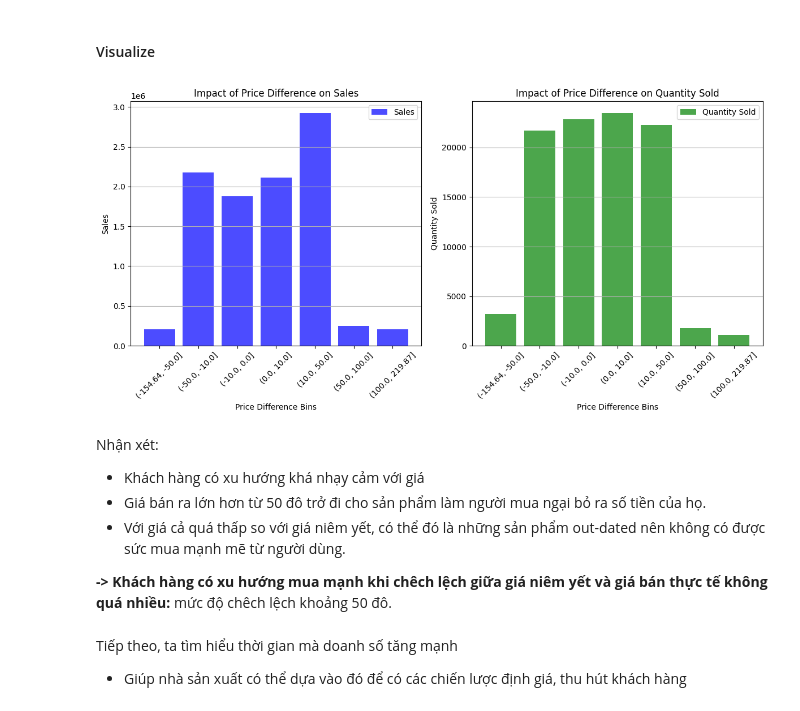
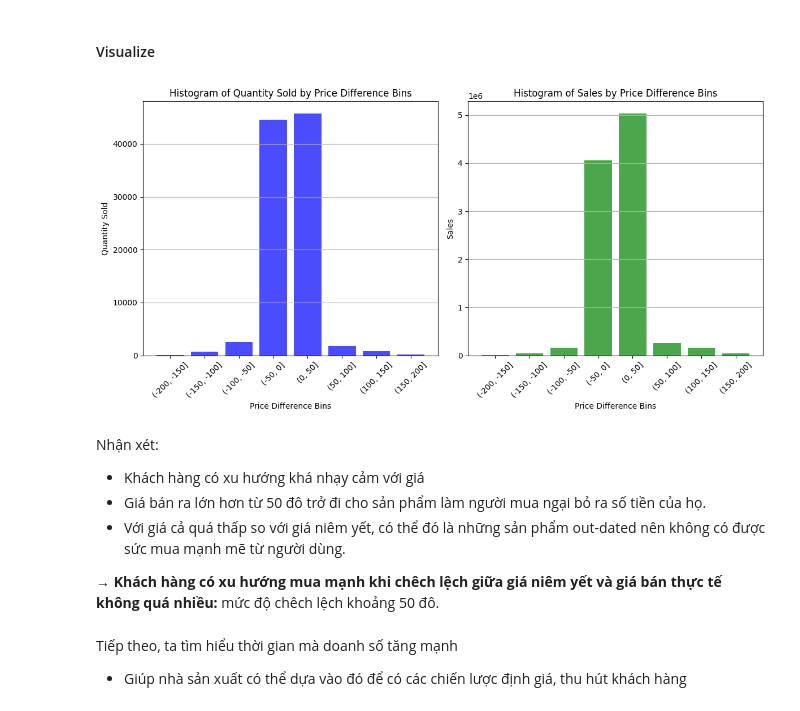
Before and after one commit to fabyanbui/Programming4DS_FinalProject, a Jupyter notebook: notebooks/3.2-eda.ipynb, the cells around one changed output. Cells and saved outputs as stored; diff of their text form; code cells hidden in the pictures.

```diff
--- a/notebooks/3.2-eda.ipynb
+++ b/notebooks/3.2-eda.ipynb
@@ -51,9 +51,11 @@ Trả lời câu hỏi giúp:
 processed_df["price_diff"] = processed_df["price_per_unit"] - processed_df["retail_price"]
 
 # Phân loại các khoảng chênh lệch giá và tính tổng doanh thu và số lượng sản phẩm bán ra cho mỗi bin
-price_diff_bins = [processed_df["price_diff"].min(), -50, -10, 0, 10, 50, 100, processed_df["price_diff"].max()]
+price_diff_bins = np.arange(-200, 250, 50)
 
+# Categorize price differences into bins
 processed_df['price_diff_bins'] = pd.cut(processed_df['price_diff'], bins=price_diff_bins)
 
-# Tính tổng doanh thu và số lượng sản phẩm bán ra cho mỗi khoảng chênh lệch giá
+# Group by bins and calculate sum for quantity sold and sales
 price_diff_stats = processed_df.groupby('price_diff_bins').agg({'quantity_ordered': 'sum', 'sales': 'sum'}).reset_index()
+price_diff_stats
@@ -62,36 +74,33 @@ price_diff_stats = processed_df.groupby('price_diff_bins').agg({'quantity_ordere
 # %%
 fig, ax = plt.subplots(1, 2, figsize=(12, 6))
 
 # Sales
-ax[0].bar(price_diff_stats['price_diff_bins'].astype(str), price_diff_stats['sales'], color='blue', alpha=0.7, label='Sales')
+ax[0].bar(price_diff_stats['price_diff_bins'].astype(str), price_diff_stats['quantity_ordered'], color='blue', alpha=0.7)
 ax[0].set_xlabel('Price Difference Bins')
-ax[0].set_ylabel('Sales')
-ax[0].set_title('Impact of Price Difference on Sales')
-ax[0].legend()
+ax[0].set_ylabel('Quantity Sold')
+ax[0].set_title('Histogram of Quantity Sold by Price Difference Bins')
 ax[0].tick_params(axis='x', rotation=45)
 ax[0].grid(True, axis='y')
 
-# Quantity Sold
-ax[1].bar(price_diff_stats['price_diff_bins'].astype(str), price_diff_stats['quantity_ordered'], color='green', alpha=0.7, label='Quantity Sold')
+# Histogram for Sales
+ax[1].bar(price_diff_stats['price_diff_bins'].astype(str), price_diff_stats['sales'], color='green', alpha=0.7)
 ax[1].set_xlabel('Price Difference Bins')
-ax[1].set_ylabel('Quantity Sold')
-ax[1].set_title('Impact of Price Difference on Quantity Sold')
-ax[1].legend()
+ax[1].set_ylabel('Sales')
+ax[1].set_title('Histogram of Sales by Price Difference Bins')
 ax[1].tick_params(axis='x', rotation=45)
 ax[1].grid(True, axis='y')
 
 plt.tight_layout()
-
 plt.show()
 # %% [output]
-[figure, old version]
+[figure, new version]
 # %% [markdown]
 Nhận xét:
 - Khách hàng có xu hướng khá nhạy cảm với giá
 - Giá bán ra lớn hơn từ 50 đô trở đi cho sản phẩm làm người mua ngại bỏ ra số tiền của họ.
 - Với giá cả quá thấp so với giá niêm yết, có thể đó là những sản phẩm out-dated nên không có được sức mua mạnh mẽ từ người dùng.
 
-**-> Khách hàng có xu hướng mua mạnh khi chêch lệch giữa giá niêm yết và giá bán thực tế không quá nhiều:** mức độ chêch lệch khoảng 50 đô.
+**→ Khách hàng có xu hướng mua mạnh khi chêch lệch giữa giá niêm yết và giá bán thực tế không quá nhiều:** mức độ chêch lệch khoảng 50 đô.
 # %% [markdown]
 Tiếp theo, ta tìm hiểu thời gian mà doanh số tăng mạnh
 - Giúp nhà sản xuất có thể dựa vào đó để có các chiến lược định giá, thu hút khách hàng
```
Also changed, not shown: parts of 9 cells of this notebook.
